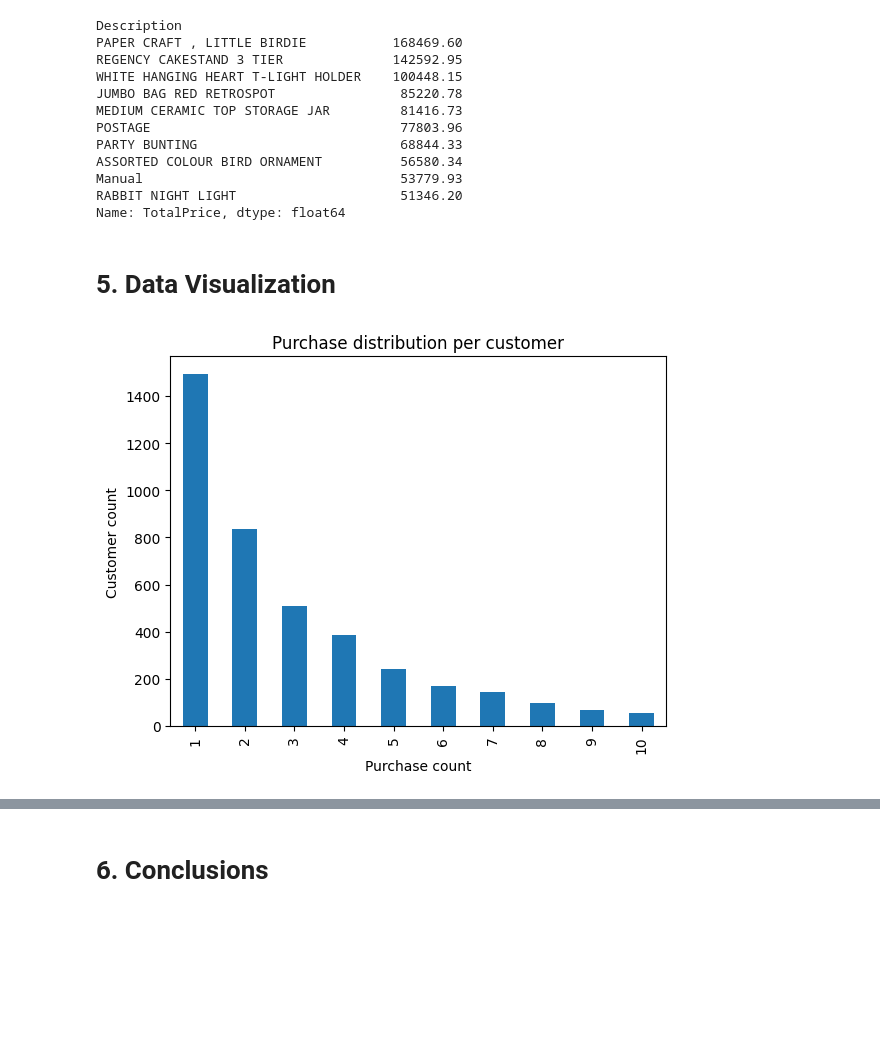
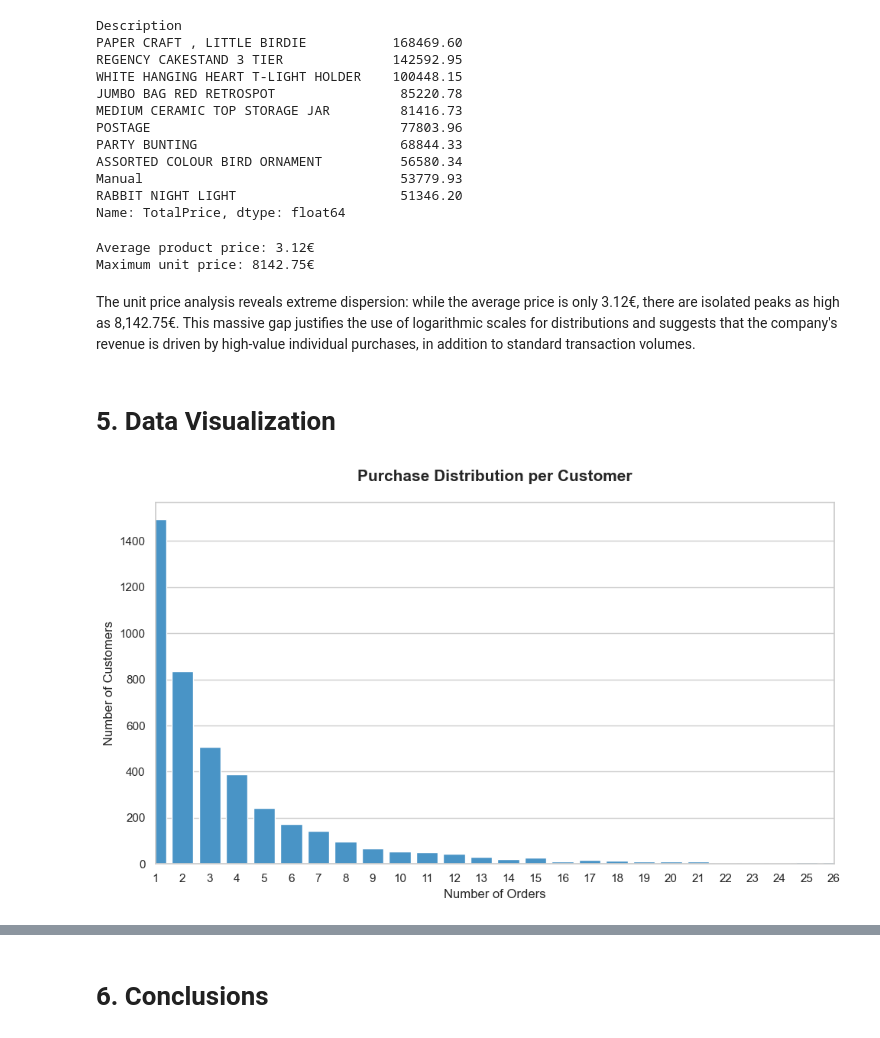
Before and after one commit to EricaRoviello/retail-data-analysis, a Jupyter notebook: analysis2.ipynb, the cells around one changed output, grey strips where cells are left out. Cells and saved outputs as stored; diff of their text form; code cells hidden in the pictures; blank space fills up the shorter version.

```diff
--- a/analysis2.ipynb
+++ b/analysis2.ipynb
@@ -210,14 +210,38 @@ ASSORTED COLOUR BIRD ORNAMENT          56580.34
 Manual                                 53779.93
 RABBIT NIGHT LIGHT                     51346.20
 Name: TotalPrice, dtype: float64
+# %%
+df['unit_price'] = df['TotalPrice'] / df['Quantity']
+average_price = df['unit_price'].mean()
+
+print(f"Average product price: {average_price:.2f}€")
+print(f"Maximum unit price: {df['unit_price'].max():.2f}€")
+# %% [output]
+Average product price: 3.12€
+Maximum unit price: 8142.75€
+# %% [markdown]
+The unit price analysis reveals extreme dispersion: while the average price is only 3.12€, there are isolated peaks as high as 8,142.75€. This massive gap justifies the use of logarithmic scales for distributions and suggests that the company's revenue is driven by high-value individual purchases, in addition to standard transaction volumes.
 # %% [markdown]
 # 5. Data Visualization
 # %%
-orders_per_customer.value_counts().head(10).plot(kind="bar")
-plt.title("Purchase distribution per customer")
-plt.xlabel("Purchase count")
-plt.ylabel("Customer count")
+purchase_distribution = orders_per_customer.value_counts().sort_index()
+
+sns.set_theme(style="whitegrid")
+plt.figure(figsize=(10,6))
+
+sns.barplot(
+    x=purchase_distribution.index,
+    y=purchase_distribution.values,
+    color="#3498db"
+)
+
+plt.xlim(0, 25)
+plt.title("Purchase Distribution per Customer", fontsize=15, fontweight='bold', pad=20)
+plt.xlabel("Number of Orders", fontsize=12)
+plt.ylabel("Number of Customers", fontsize=12)
+
+plt.tight_layout()
 plt.show()
 # %% [output]
-[figure, old version]
+[figure, new version]
 # %%
```
Also changed, not shown: parts of 9 cells of this notebook.
